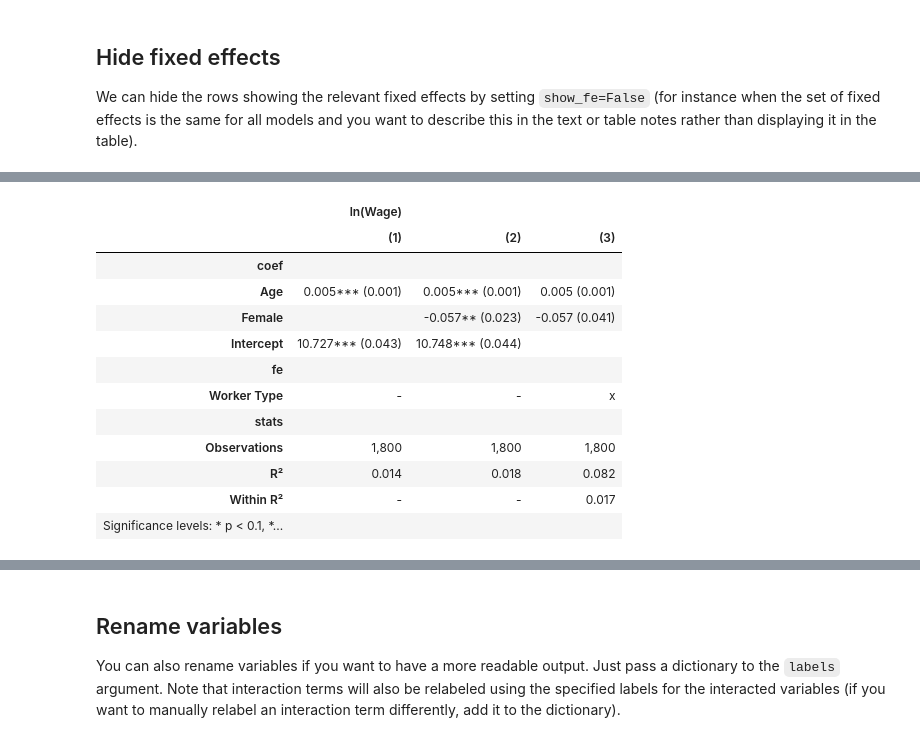
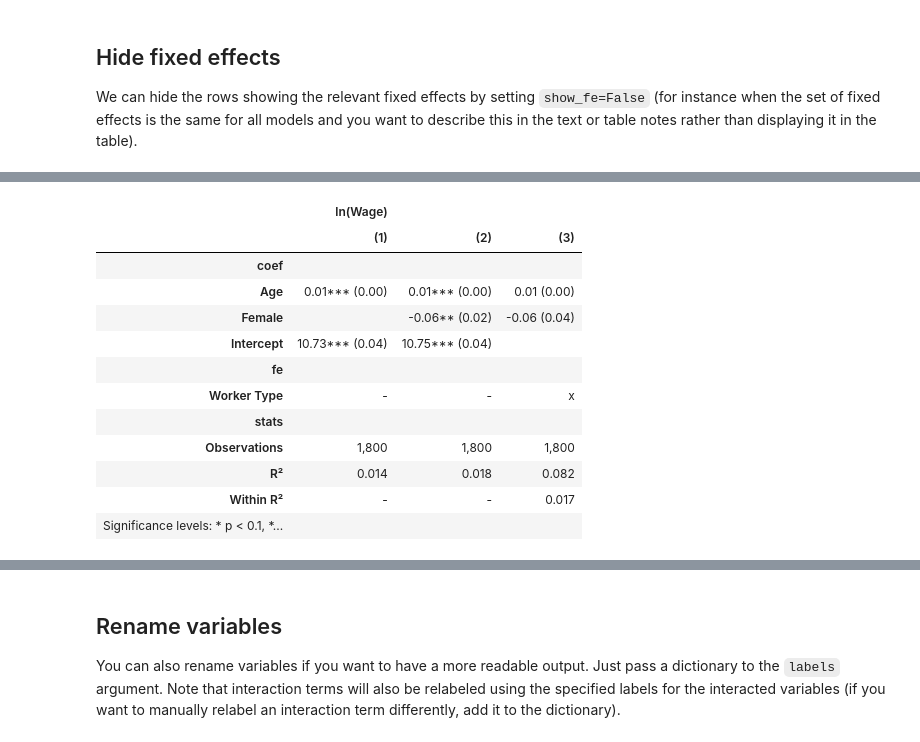
Before and after one commit to dsliwka/maketables, a Jupyter notebook: ETable.ipynb, the cells around one changed output, grey strips where cells are left out. Drawn from its saved outputs; the diff is of its cells as text; code cells hidden in the pictures.

Commit message:
Improve coefficient cell formatting

```diff
--- a/ETable.ipynb
+++ b/ETable.ipynb
@@ -202,13 +210,13 @@ You can control how coefficients and standard errors are formatted using the `co
 # %%
-# Example: Show coefficients and standard errors with 3 decimal places
-mt.ETable([est1, est2, est3], coef_fmt="b:.3f \n (se:.3f)")
+# Example: Show coefficients and standard errors with 2 decimal places
+mt.ETable([est1, est2, est3], coef_fmt="b:.2f \n (se:.2f)")
 # %% [output]
 |  | ln(Wage) |  |  |
 |  | (1) | (2) | (3) |
 | coef |  |  |  |
-| Age | 0.005*** (0.001) | 0.005*** (0.001) | 0.005 (0.001) |
-| Female |  | -0.057** (0.023) | -0.057 (0.041) |
-| Intercept | 10.727*** (0.043) | 10.748*** (0.044) |  |
+| Age | 0.01*** (0.00) | 0.01*** (0.00) | 0.01 (0.00) |
+| Female |  | -0.06** (0.02) | -0.06 (0.04) |
+| Intercept | 10.73*** (0.04) | 10.75*** (0.04) |  |
 | fe |  |  |  |
 | Worker Type | - | - | x |
 | stats |  |  |  |
```
Also changed, not shown: parts of 20 cells of this notebook, 1 other file.
